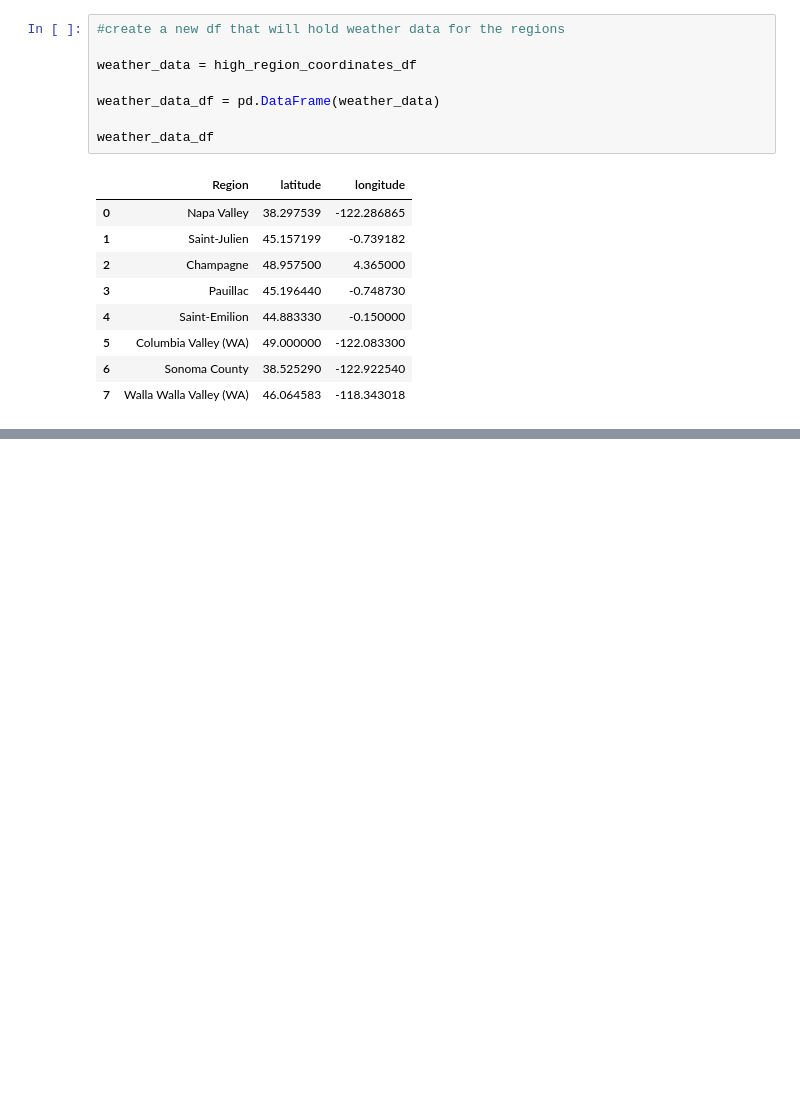
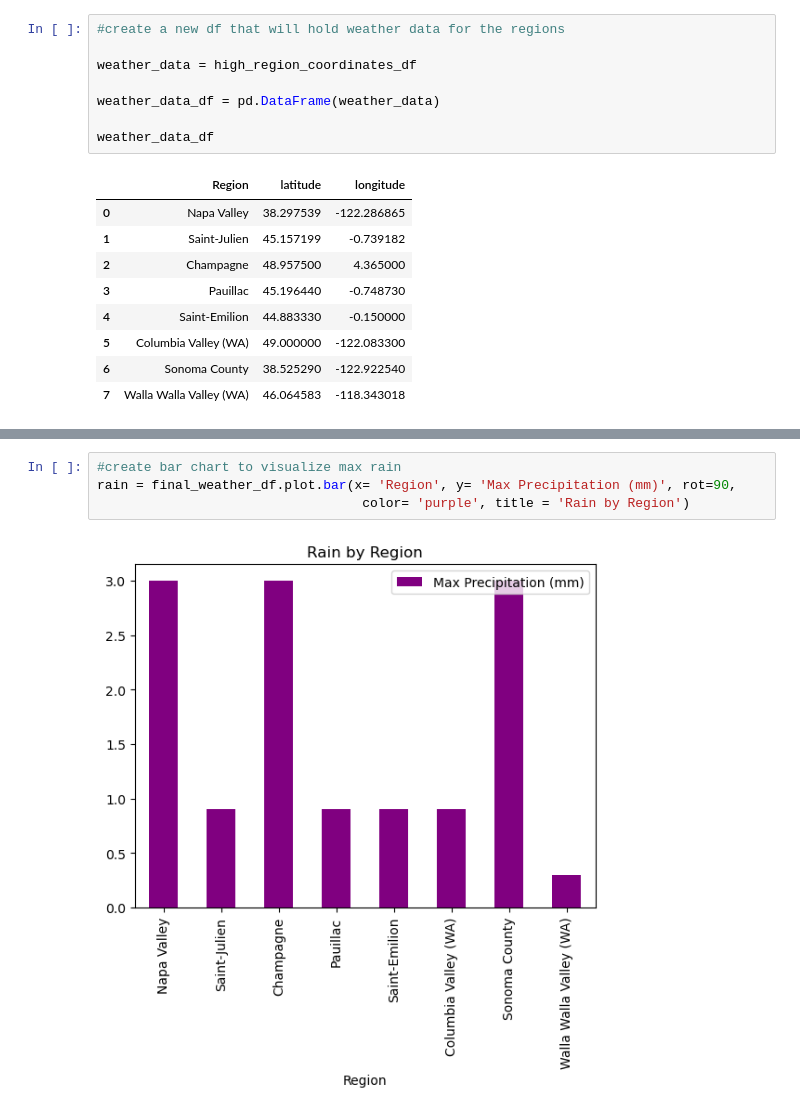
Before and after one commit to carojasp12/Sip-by-Sip, a Jupyter notebook: Code/Sip-by-Sip.ipynb, the cells around one changed output, grey strips where cells are left out. Drawn from its saved outputs; the diff is of its cells as text; blank space fills up the shorter version.

Commit message:
final code, modified maps, added final bar charts and comments

```diff
--- a/Code/Sip-by-Sip.ipynb
+++ b/Code/Sip-by-Sip.ipynb
@@ -331,3 +336,9 @@ final_weather_df
 | 5 | Columbia Valley (WA) | 49.000000 | -122.083300 | 275.26 | 0.9 | 80.81 | ... |
 | 6 | Sonoma County | 38.525290 | -122.922540 | 280.44 | 3.0 | 79.42 | ... |
 | 7 | Walla Walla Valley (WA) | 46.064583 | -118.343018 | 268.94 | 0.3 | 80.89 | ... |
+# %%
+#create bar chart to visualize max rain
+rain = final_weather_df.plot.bar(x= 'Region', y= 'Max Precipitation (mm)', rot=90,
+                                  color= 'purple', title = 'Rain by Region')
+# %% [output]
+[figure, added]
```
Also changed, not shown: parts of 8 cells of this notebook.
